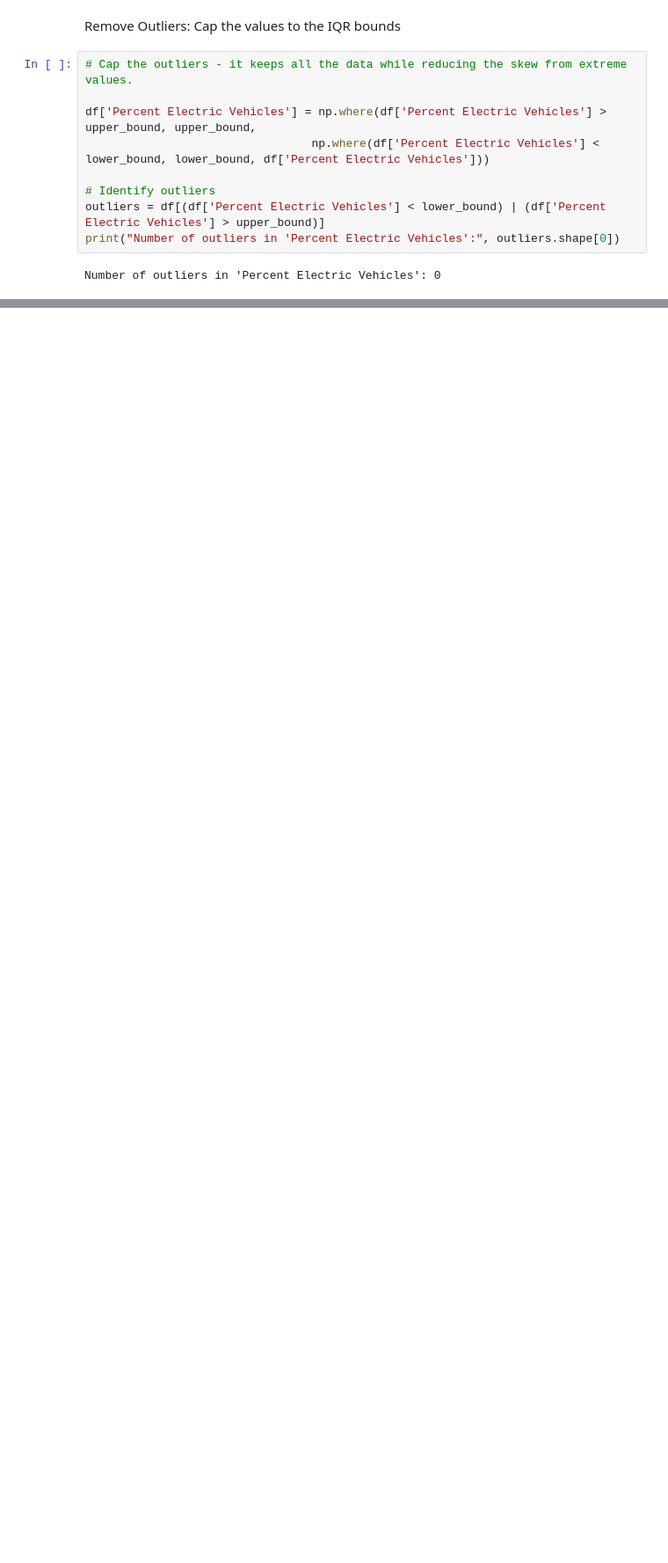
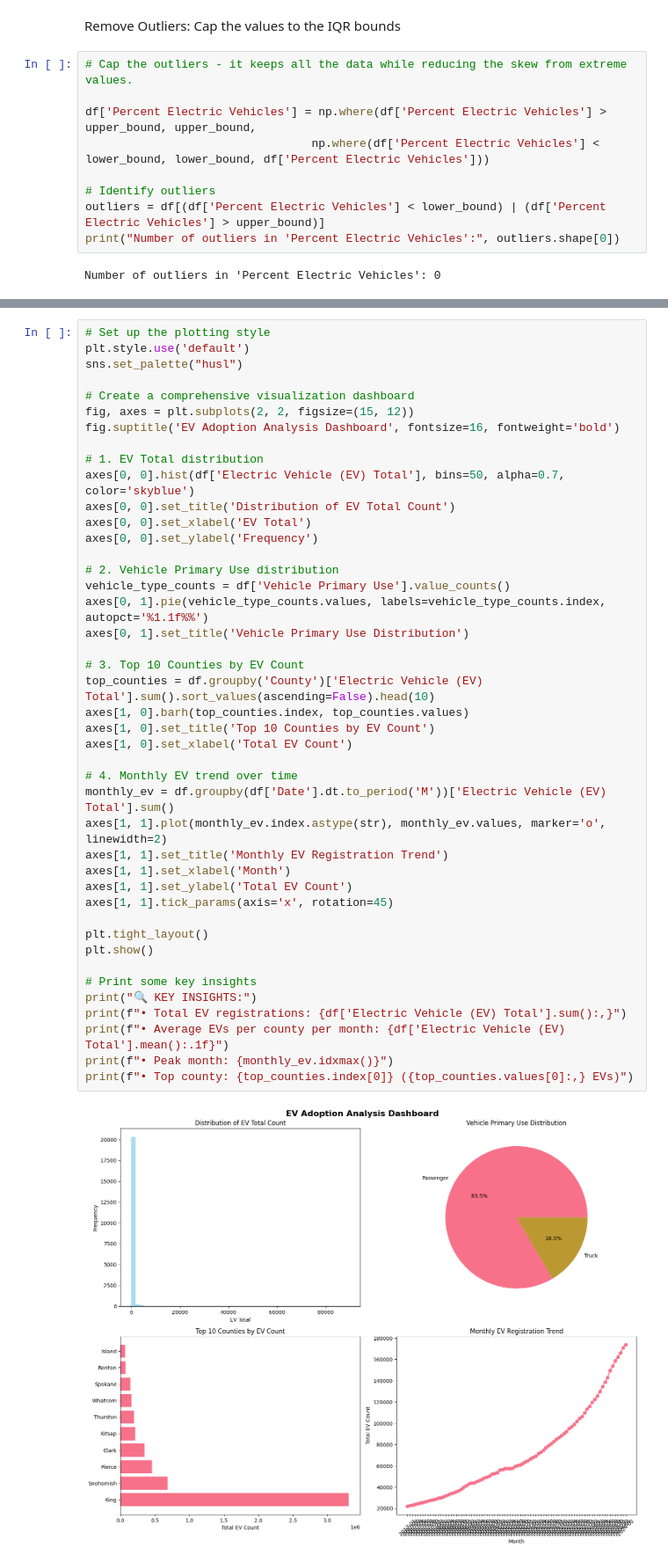
Before and after one commit to Omkar-888/EV-Adoption-Forecasting, a Jupyter notebook: EV_Adoption_Forecasting.ipynb, the cells around one changed output, grey strips where cells are left out. Shown at 88% size. Drawn from its saved outputs; the diff is of its cells as text; blank space fills up the shorter version.

```diff
--- a/EV_Adoption_Forecasting.ipynb
+++ b/EV_Adoption_Forecasting.ipynb
@@ -166,0 +226,45 @@ Number of outliers in 'Percent Electric Vehicles': 0
+# %%
+# Set up the plotting style
+plt.style.use('default')
+sns.set_palette("husl")
+
+# Create a comprehensive visualization dashboard
+fig, axes = plt.subplots(2, 2, figsize=(15, 12))
+fig.suptitle('EV Adoption Analysis Dashboard', fontsize=16, fontweight='bold')
+
+# 1. EV Total distribution
+axes[0, 0].hist(df['Electric Vehicle (EV) Total'], bins=50, alpha=0.7, color='skyblue')
+axes[0, 0].set_title('Distribution of EV Total Count')
+axes[0, 0].set_xlabel('EV Total')
+axes[0, 0].set_ylabel('Frequency')
+
+# 2. Vehicle Primary Use distribution
+vehicle_type_counts = df['Vehicle Primary Use'].value_counts()
+axes[0, 1].pie(vehicle_type_counts.values, labels=vehicle_type_counts.index, autopct='%1.1f%%')
+axes[0, 1].set_title('Vehicle Primary Use Distribution')
+
+# 3. Top 10 Counties by EV Count
+top_counties = df.groupby('County')['Electric Vehicle (EV) Total'].sum().sort_values(ascending=False).head(10)
+axes[1, 0].barh(top_counties.index, top_counties.values)
+axes[1, 0].set_title('Top 10 Counties by EV Count')
+axes[1, 0].set_xlabel('Total EV Count')
+
+# 4. Monthly EV trend over time
+monthly_ev = df.groupby(df['Date'].dt.to_period('M'))['Electric Vehicle (EV) Total'].sum()
+axes[1, 1].plot(monthly_ev.index.astype(str), monthly_ev.values, marker='o', linewidth=2)
+axes[1, 1].set_title('Monthly EV Registration Trend')
+axes[1, 1].set_xlabel('Month')
+axes[1, 1].set_ylabel('Total EV Count')
+axes[1, 1].tick_params(axis='x', rotation=45)
+
+plt.tight_layout()
+plt.show()
+
+# Print some key insights
+print("🔍 KEY INSIGHTS:")
+print(f"• Total EV registrations: {df['Electric Vehicle (EV) Total'].sum():,}")
+print(f"• Average EVs per county per month: {df['Electric Vehicle (EV) Total'].mean():.1f}")
+print(f"• Peak month: {monthly_ev.idxmax()}")
+print(f"• Top county: {top_counties.index[0]} ({top_counties.values[0]:,} EVs)")
+# %% [output]
+[figure, added]
```
Also changed, not shown: parts of 5 cells of this notebook.
